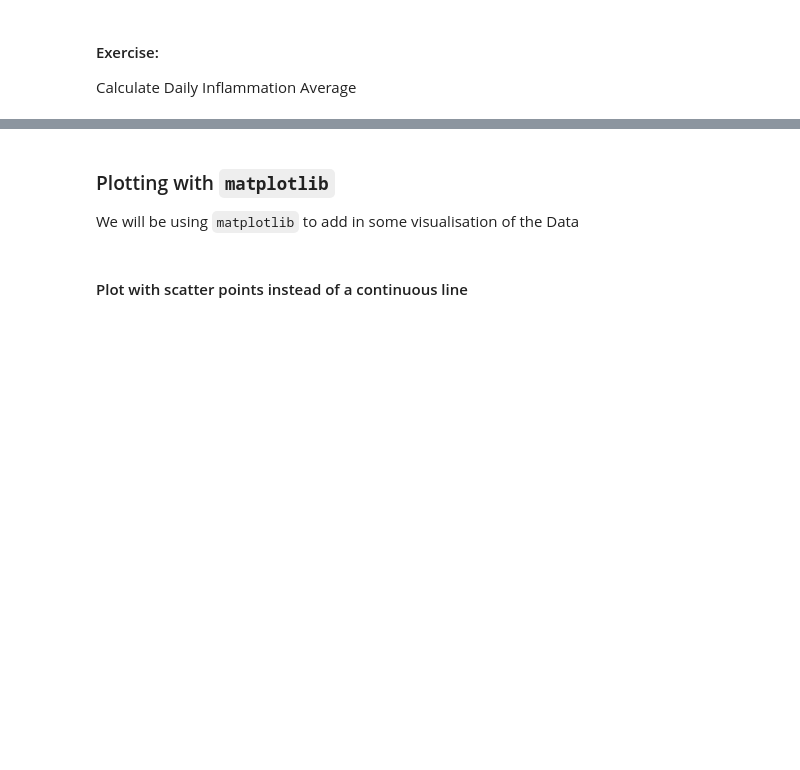
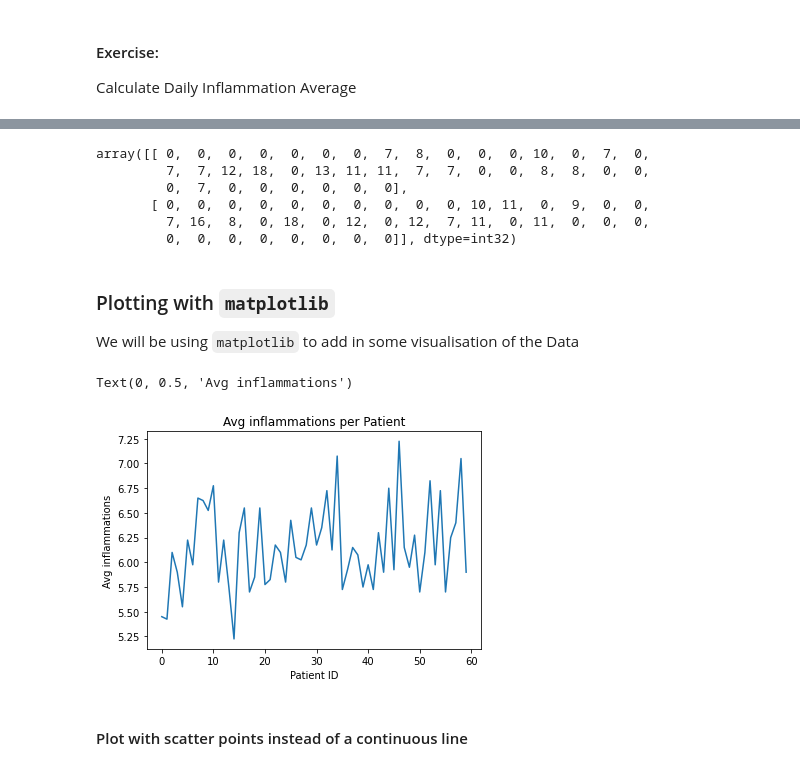
Before and after one commit to leriomaggio/python-data-science, a Jupyter notebook: working_notebook_scientific_python-livecoding.ipynb, the cells around one changed output, grey strips where cells are left out. Drawn from its saved outputs; the diff is of its cells as text; code cells hidden in the pictures; blank space fills up the shorter version.

```diff
--- a/working_notebook_scientific_python-livecoding.ipynb
+++ b/working_notebook_scientific_python-livecoding.ipynb
@@ -273,3 +497,12 @@ Calculate Daily Inflammation Average
+# %%
+inf_data_copy[:2]
+# %% [output]
+array([[ 0,  0,  0,  0,  0,  0,  0,  7,  8,  0,  0,  0, 10,  0,  7,  0,
+         7,  7, 12, 18,  0, 13, 11, 11,  7,  7,  0,  0,  8,  8,  0,  0,
+         0,  7,  0,  0,  0,  0,  0,  0],
+       [ 0,  0,  0,  0,  0,  0,  0,  0,  0,  0, 10, 11,  0,  9,  0,  0,
+         7, 16,  8,  0, 18,  0, 12,  0, 12,  7, 11,  0, 11,  0,  0,  0,
+         0,  0,  0,  0,  0,  0,  0,  0]], dtype=int32)
 # %% [markdown]
 ### Plotting with `matplotlib`
 
@@ -279,15 +512,18 @@ from matplotlib import pyplot as plt
 # %%
 # plot a line with the computed means
 plt.plot(inf_data.mean(axis=1))
 
 # set the tile
-plt.title("Avg inflammations per day")
+plt.title("Avg inflammations per Patient")
 
 # set the label for the x-axis
 plt.xlabel("Patient ID")
 
 # set the label for the y-axis
 plt.ylabel("Avg inflammations")
+# %% [output]
+Text(0, 0.5, 'Avg inflammations')
+[figure, added]
 # %% [markdown]
 #### Plot with scatter points instead of a continuous line
 # %%
```
Also changed, not shown: parts of 46 cells of this notebook.
